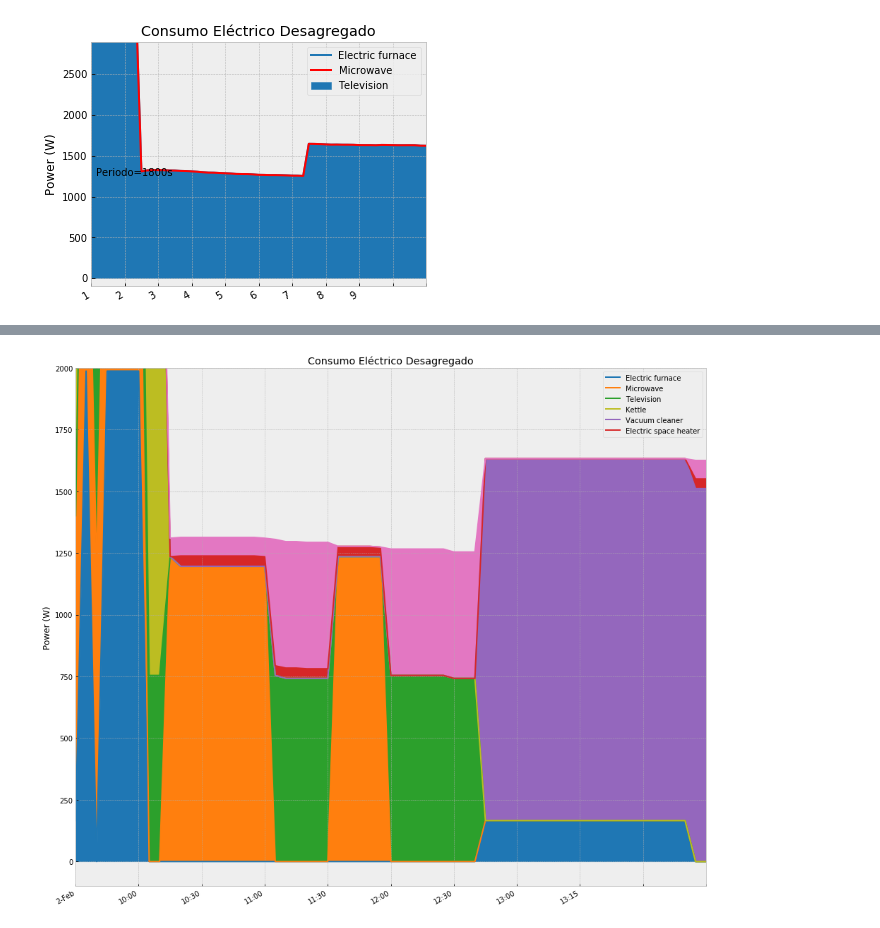
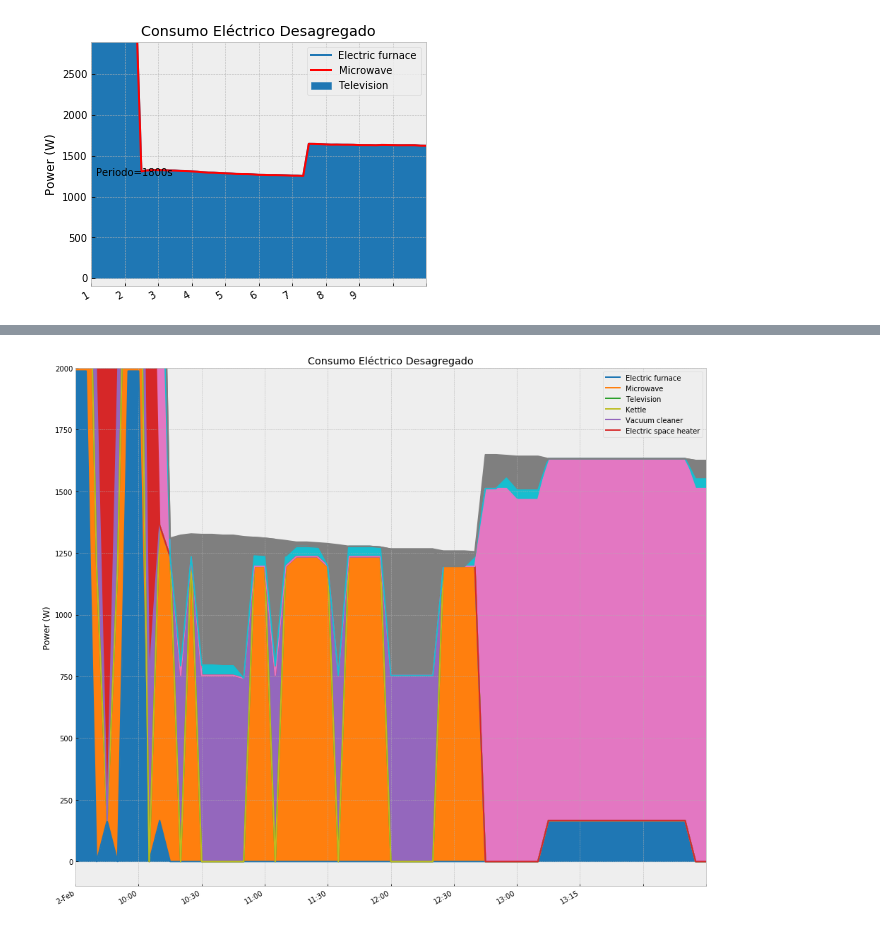
Before and after one commit to crn565/cuarto_experimento_estados_aleatorios, a Jupyter notebook: 7.- DESAGREGACION.ipynb, the cells around one changed output, grey strips where cells are left out. Drawn from its saved outputs; the diff is of its cells as text; code cells hidden in the pictures.

```diff
--- a/7.- DESAGREGACION.ipynb
+++ b/7.- DESAGREGACION.ipynb
@@ -356,19 +363,19 @@ Energía No medida: 0.09999999999999998
 # %%
 rcParams['figure.figsize'] = (16, 15)
 
-df_d=results_elec.select(instance=[2,3,6,7,8,9,10]).dataframe_of_meters(ac_type='active')
+#df_d=results_elec.select(instance=[2,3,6,7,8,9,10]).dataframe_of_meters(ac_type='active')
 
-#df_d=results_elec.select(instance=[2,3,4,5,6,7,8,9,10,11]).dataframe_of_meters(ac_type='active')
+df_d=results_elec.select(instance=[2,3,4,5,6,7,8,9,10,11]).dataframe_of_meters(ac_type='active')
 
 ax1 = df_d.plot(kind='area',color=colors)
 #etiquetas
 ax1.legend(labels[1:7])
 ax1.set(title='Consumo Eléctrico Desagregado')
 ax1.set_xticklabels(['2-Feb','10:00', '10:30', '11:00','11:30','12:00','12:30', '13:00','13:15'])
 ax1.set(ylabel='Power (W)')
 #ax1.annotate("Periodo=30s", xycoords='axes pixels', xy=(5, 110))
 ax1.set_ylim(-100,2000)
 #guarda gráfico
 plt.savefig('./data/images/6.3_Plot_results_1.2.svg', bbox_inches='tight', transparent=True)
 # %% [output]
-[figure, old version]
+[figure, new version]
```
Also changed, not shown: parts of 6 cells of this notebook.
